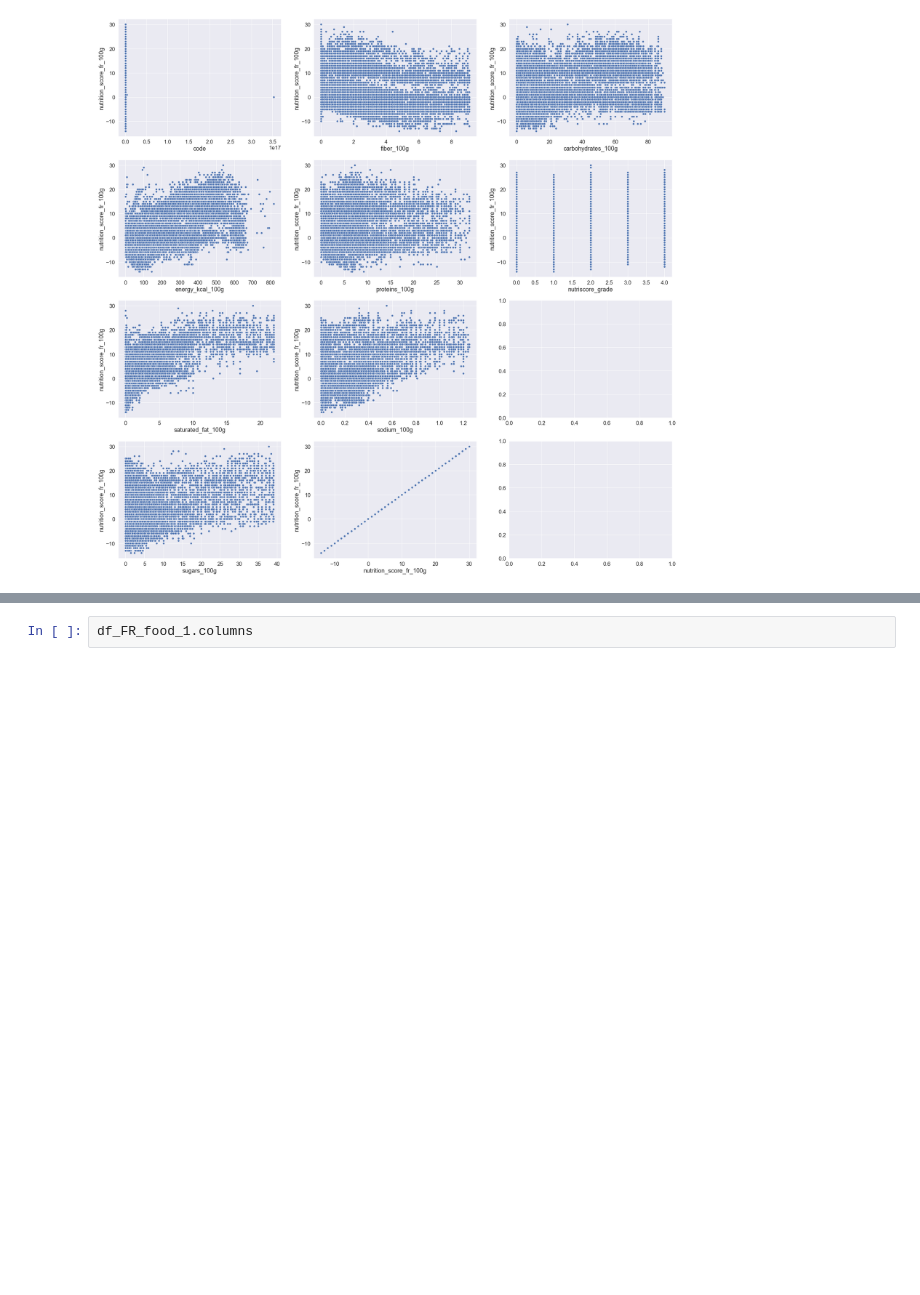
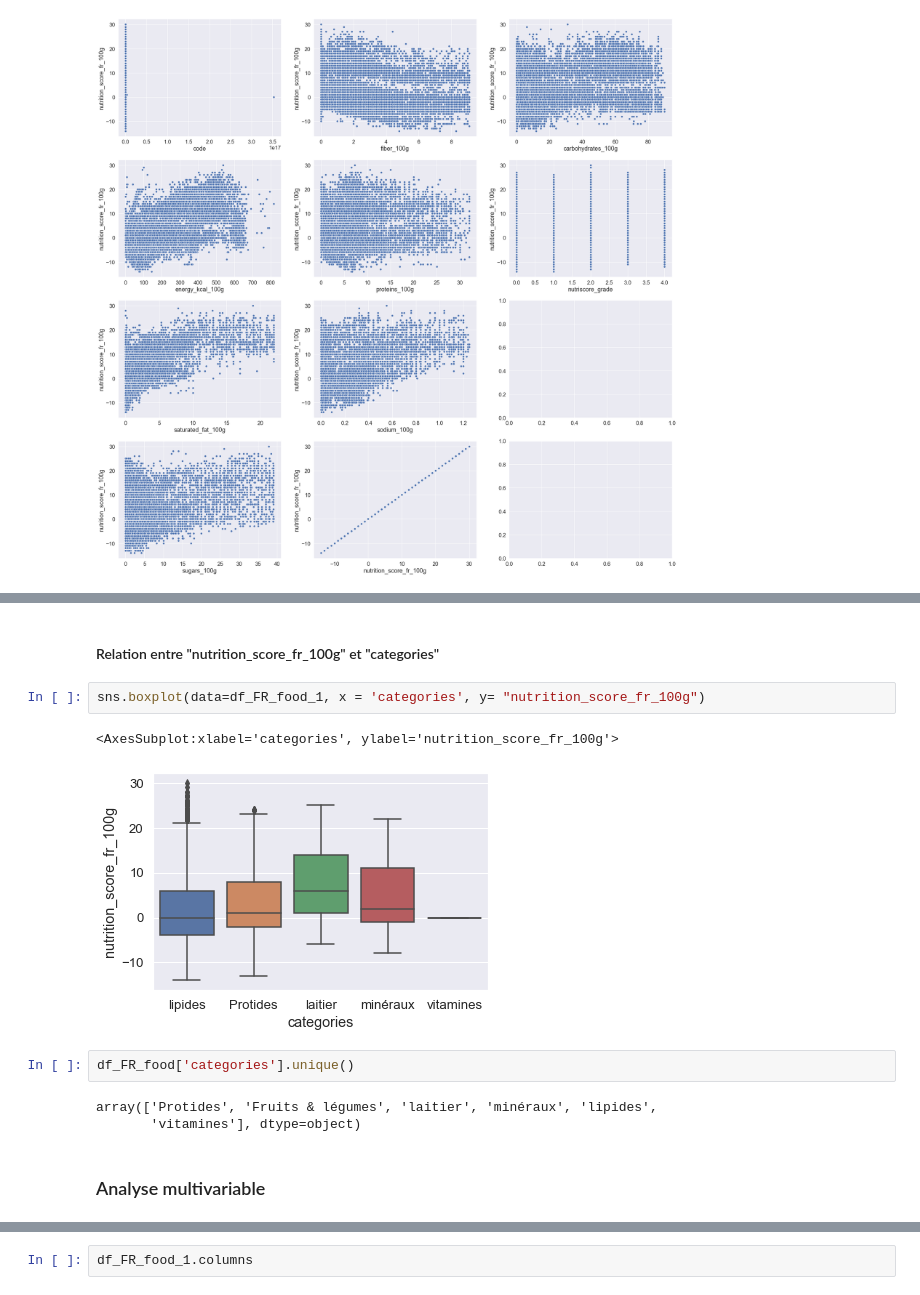
Before and after one commit to Azimoj/Open-Food-Facts, a Jupyter notebook: PSanté_02_notebooknettoyage.ipynb, the cells around one changed output, grey strips where cells are left out. Drawn from its saved outputs; the diff is of its cells as text; blank space fills up the shorter version.

```diff
--- a/PSanté_02_notebooknettoyage.ipynb
+++ b/PSanté_02_notebooknettoyage.ipynb
@@ -105,0 +131,14 @@ sns.set(font_scale=1.5)
+# %% [markdown]
+#### Relation entre "nutrition_score_fr_100g" et "categories"
+# %%
+sns.boxplot(data=df_FR_food_1, x = 'categories', y= "nutrition_score_fr_100g")
+# %% [output]
+<AxesSubplot:xlabel='categories', ylabel='nutrition_score_fr_100g'>
+[figure, added]
+# %%
+df_FR_food['categories'].unique()
+# %% [output]
+array(['Protides', 'Fruits & légumes', 'laitier', 'minéraux', 'lipides',
+       'vitamines'], dtype=object)
+# %% [markdown]
+### Analyse multivariable
```
Also changed, not shown: parts of 39 cells of this notebook.
